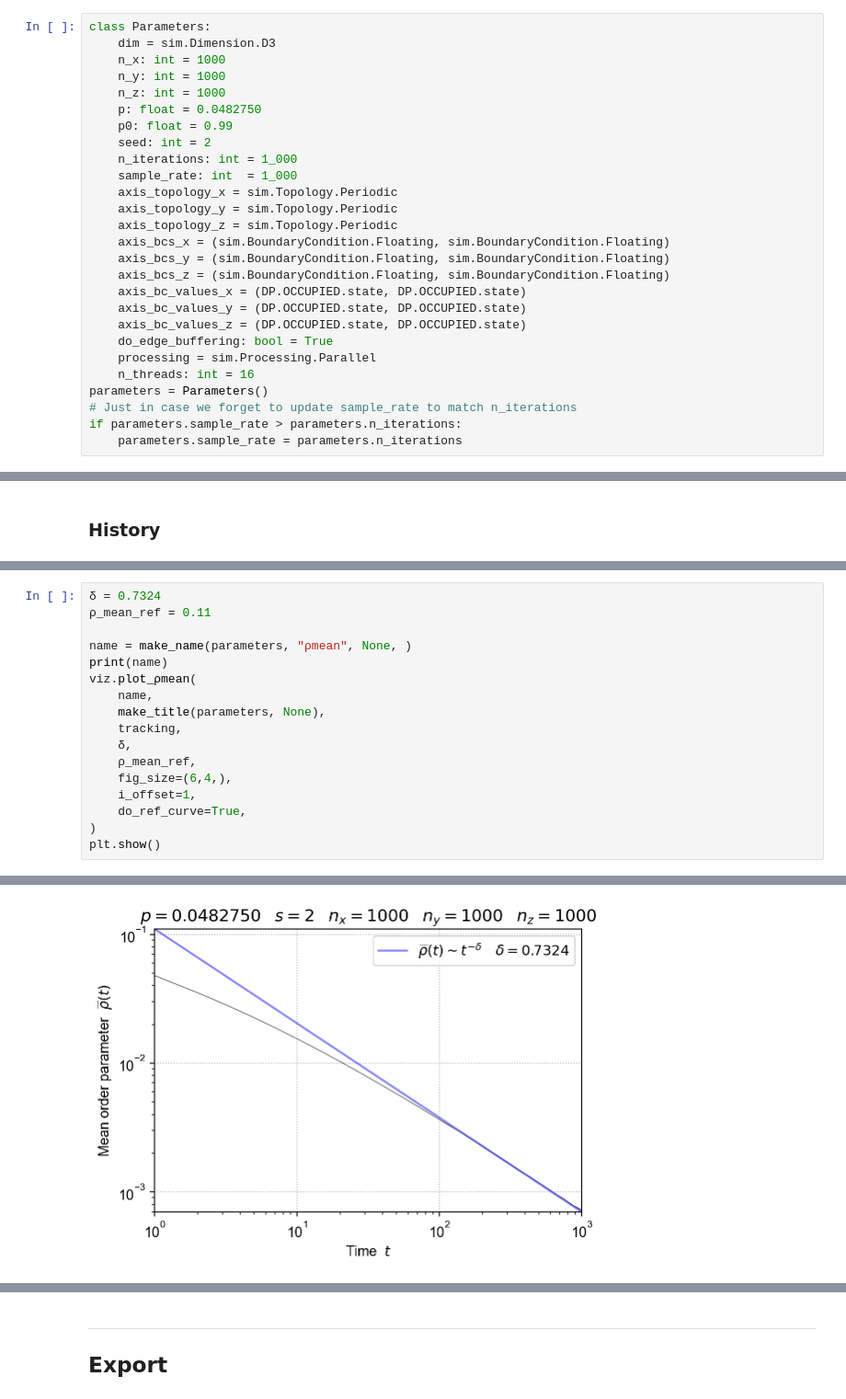
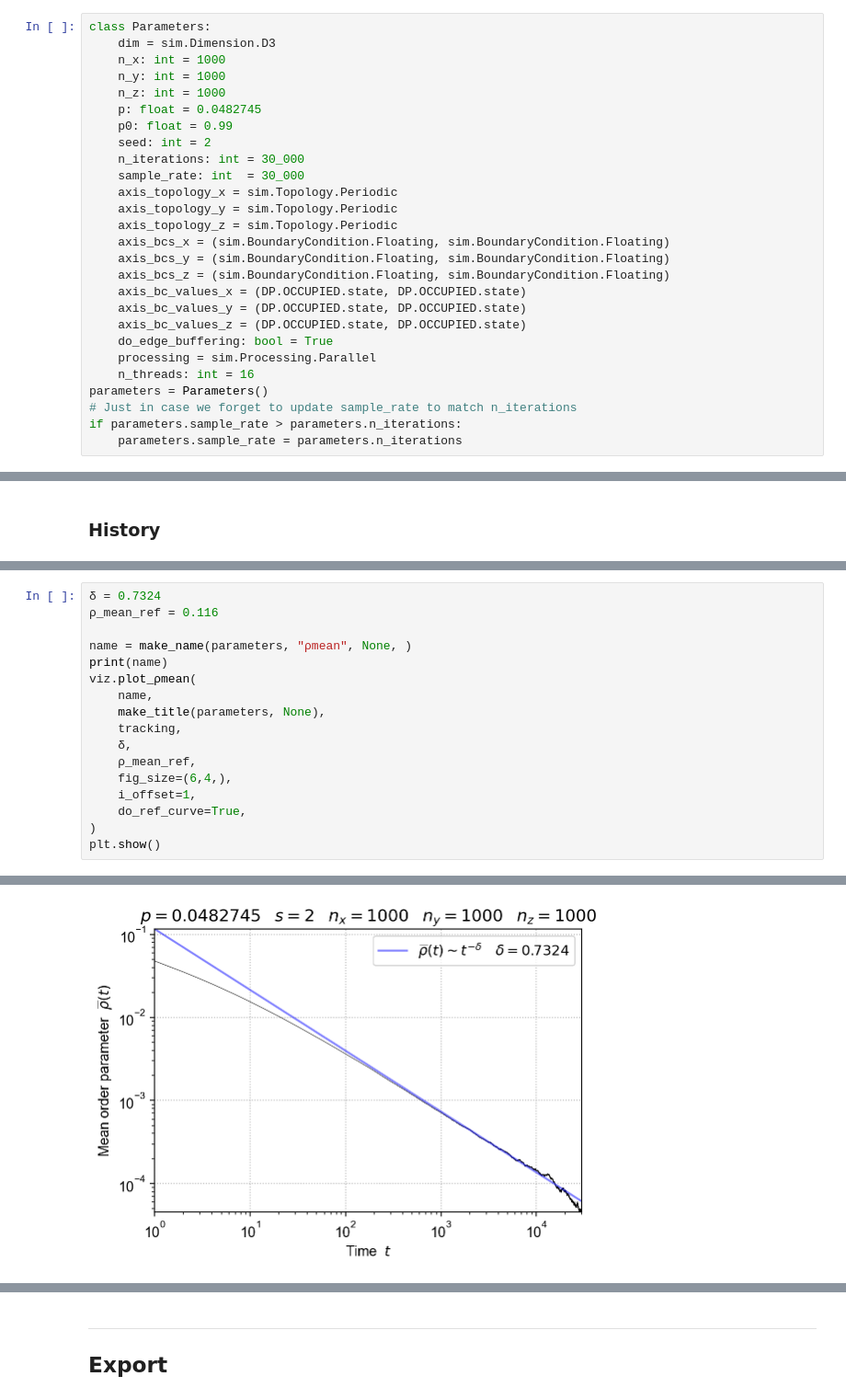
Before and after one commit to atthecodeface/DPRS, a Jupyter notebook: notebooks/dp_3d.ipynb, the cells around one changed output, grey strips where cells are left out. Shown at 92% size. Cells and saved outputs as stored; diff of their text form.

```diff
--- a/notebooks/dp_3d.ipynb
+++ b/notebooks/dp_3d.ipynb
@@ -21,11 +21,11 @@ class Parameters:
     n_x: int = 1000
     n_y: int = 1000
     n_z: int = 1000
-    p: float = 0.0482750
+    p: float = 0.0482745
     p0: float = 0.99
     seed: int = 2
-    n_iterations: int = 1_000
-    sample_rate: int  = 1_000
+    n_iterations: int = 30_000
+    sample_rate: int  = 30_000
     axis_topology_x = sim.Topology.Periodic
     axis_topology_y = sim.Topology.Periodic
     axis_topology_z = sim.Topology.Periodic
@@ -169,6 +169,6 @@ which is rather far off any traditional critical DP probability $p_c$, probably
 # %%
 δ = 0.7324
-ρ_mean_ref = 0.11
+ρ_mean_ref = 0.116
 
 name = make_name(parameters, "ρmean", None, )
 print(name)
@@ -188,4 +188,4 @@ plt.show()
-[figure, old version]
+[figure, new version]
 # %%
 i_offset: int = parameters.n_iterations//3
 t: NDArray = tracking[0][i_offset:]
```
Also changed, not shown: parts of 8 cells of this notebook, 4 other files.
